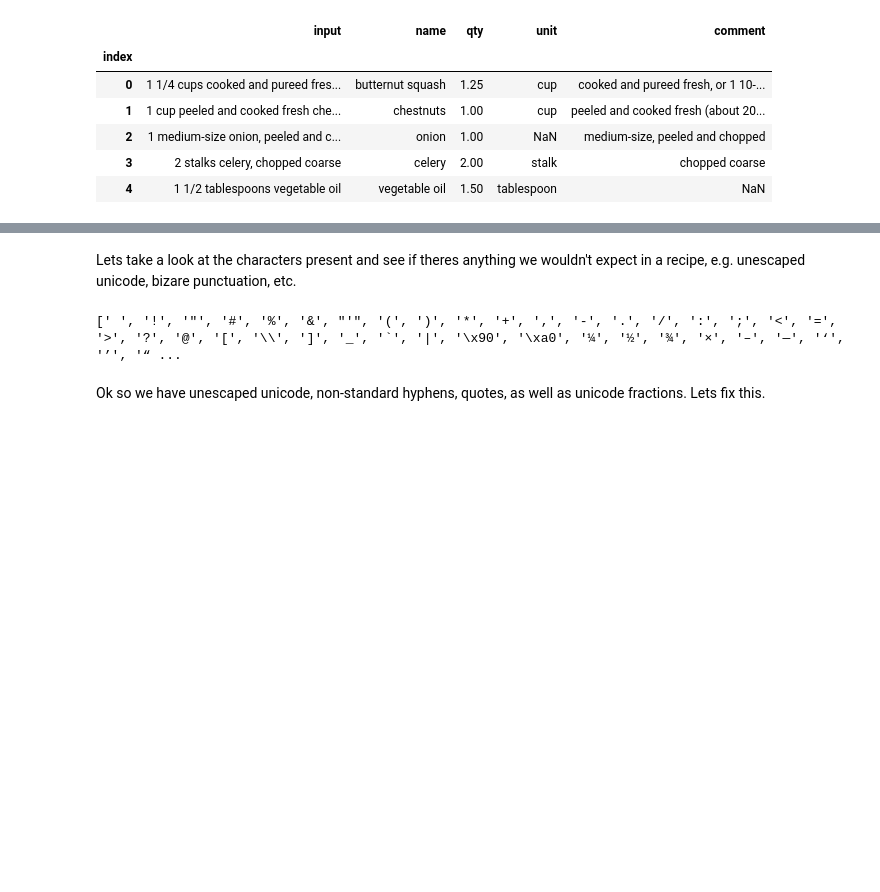
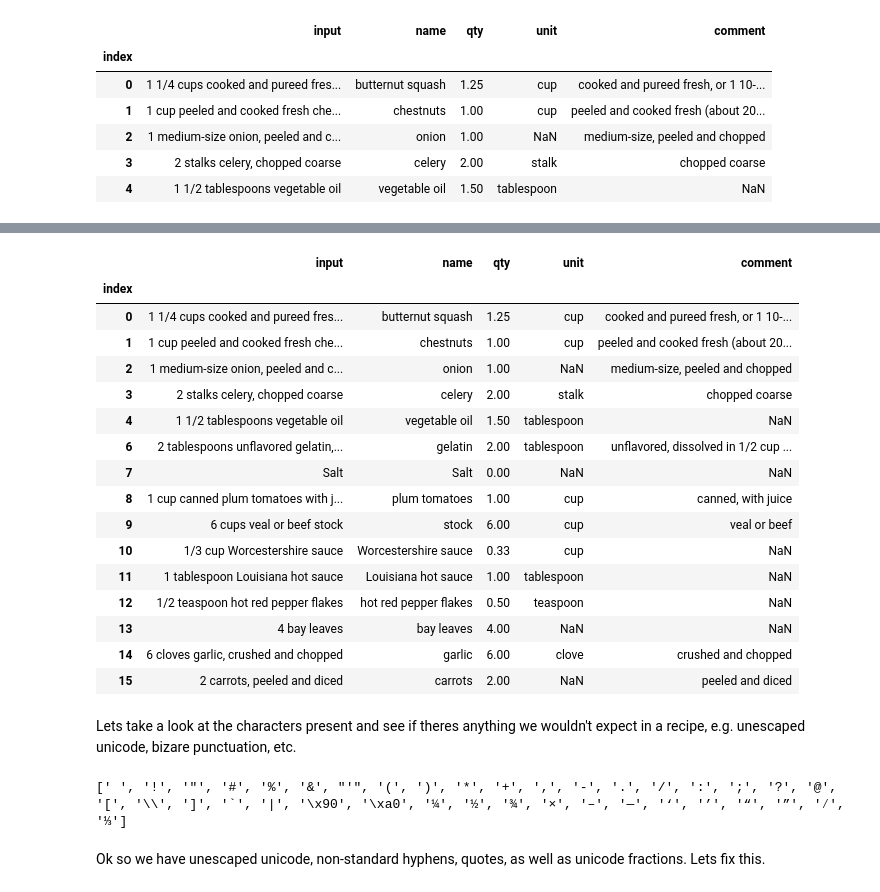
Before and after one commit to Sisyphus192/deep-dishes, a Jupyter notebook: notebooks/Cleaning Data for CRF Training.ipynb, the cells around one changed output, grey strips where cells are left out. Drawn from its saved outputs; the diff is of its cells as text; code cells hidden in the pictures; blank space fills up the shorter version.

```diff
--- a/notebooks/Cleaning Data for CRF Training.ipynb
+++ b/notebooks/Cleaning Data for CRF Training.ipynb
@@ -45,9 +135,65 @@ input_data.head()
+# %%
+def fix_spelling(string):
+    if string == string:
+        string = re.sub(r"([Cc])(hipolte|hipottle)", r"\1hipotle", string)
+        string = re.sub(r"([Ff])(ritata|rittatta|ritatta|ritartar)", r"\1rittata", string)
+        string = re.sub(r"([Cc])reme\s[Ff](resh|raishe)", r"\1reme fraiche", string)
+        string = re.sub(r"([Mm])(ascapone|ascaprone)", r"\1ascarpone", string)
+        string = re.sub(r"([Bb])(russel|russle)\s[Ss]prout", r"\1russels sprout", string)
+        string = re.sub(r"([Gg])nocci", r"\1nocchi", string)
+        string = re.sub(r"([Mm])(accaroni|acarroni)", r"\1acaroni", string)
+        string = re.sub(r"([Mm])(acaroon|accaron|acarron)", r"\1acaron", string)
+        string = re.sub(r"([Ff])(ettuccini|ettucine|ettucchine)", r"\1ettuccine", string)
+        string = re.sub(r"([Ee])xpresso", r"\1spresso", string)
+        string = re.sub(r"([Mm])(ozzarrella|ozarela|ozzarela )", r"\1ozzarella", string)
+        string = re.sub(r"([Ss])herbert", r"\1herbet", string)
+        string = re.sub(r"([Cc])ardamon", r"\1ardamom", string)
+        string = re.sub(r"([Ll])inguini", r"\1inguine", string)
+        string = re.sub(r"([Ll])iquer", r"\1iqueur", string)
+        string = re.sub(r"([Ww])on\ston", r"\1onton", string)
+        string = re.sub(r"([Cc])hile", r"\1hili", string)
+        string = re.sub(r"([Cc])hilies", r"\1hilis", string)
+        string = re.sub(r"(\&amp\;|\&)e(acute|grave)\;", "e", string)
+        string = re.sub(r"(\&amp\;|\&)icirc\;", "i", string)
+        string = re.sub(r"(\&amp\;|\&)ucirc\;", "u", string)
+        string = re.sub(r"(\&amp\;|\&)\#231\;", "c", string)
+        string = re.sub(r"(\&amp\;|\&)rsquo\;", "'", string)
+        string = re.sub(r"(\&amp\;|\&)ntilde\;", "n", string)
+        string = re.sub(r"1 1\/2\½", "1 1\/2", string)
+        # Handling misc edge case
+        string = re.sub(r"1\#3", "1\/3", string)
+        string = re.sub(r"1\#12", "1 12", string)
+
+    return string
+# %%
+for col in ["input", "name", "unit", "comment"]:
+    dropped_missing[col] = dropped_missing[col].apply(fix_spelling)
+# %%
+dropped_missing.head(15)
+# %% [output]
+|  | input | name | qty | unit | comment |
+| index |  |  |  |  |  |
+| 0 | 1 1/4 cups cooked and pureed fres... | butternut squash | 1.25 | cup | cooked and pureed fresh, or 1 10-... |
+| 1 | 1 cup peeled and cooked fresh che... | chestnuts | 1.00 | cup | peeled and cooked fresh (about 20... |
+| 2 | 1 medium-size onion, peeled and c... | onion | 1.00 | NaN | medium-size, peeled and chopped |
+| 3 | 2 stalks celery, chopped coarse | celery | 2.00 | stalk | chopped coarse |
+| 4 | 1 1/2 tablespoons vegetable oil | vegetable oil | 1.50 | tablespoon | NaN |
+| 6 | 2 tablespoons unflavored gelatin,... | gelatin | 2.00 | tablespoon | unflavored, dissolved in 1/2 cup ... |
+| 7 | Salt | Salt | 0.00 | NaN | NaN |
+| 8 | 1 cup canned plum tomatoes with j... | plum tomatoes | 1.00 | cup | canned, with juice |
+| 9 | 6 cups veal or beef stock | stock | 6.00 | cup | veal or beef |
+| 10 | 1/3 cup Worcestershire sauce | Worcestershire sauce | 0.33 | cup | NaN |
+| 11 | 1 tablespoon Louisiana hot sauce | Louisiana hot sauce | 1.00 | tablespoon | NaN |
+| 12 | 1/2 teaspoon hot red pepper flakes | hot red pepper flakes | 0.50 | teaspoon | NaN |
+| 13 | 4 bay leaves | bay leaves | 4.00 | NaN | NaN |
+| 14 | 6 cloves garlic, crushed and chopped | garlic | 6.00 | clove | crushed and chopped |
+| 15 | 2 carrots, peeled and diced | carrots | 2.00 | NaN | peeled and diced |
 # %% [markdown]
 Lets take a look at the characters present and see if theres anything we wouldn't expect in a recipe, e.g. unescaped unicode, bizare punctuation, etc.
 # %%
 c = Counter()
 for col in ["input", "name", "unit", "comment"]:
-    input_data[col].apply(lambda x: c.update(list(str(x))))
+    dropped_missing[col].apply(lambda x: c.update(list(str(x))))
 
 # We expect alphabet, digit, and punctuation characters so lets remove them
 for i in list(c):
@@ -55,7 +201,7 @@ for i in list(c):
         del c[i]
 sorted(c.keys())
 # %% [output]
-[' ', '!', '"', '#', '%', '&', "'", '(', ')', '*', '+', ',', '-', '.', '/', ':', ';', '<', '=', '>', '?', '@', '[', '\\', ']', '_', '`', '|', '\x90', '\xa0', '¼', '½', '¾', '×', '–', '—', '‘', '’', '“ ...
+[' ', '!', '"', '#', '%', '&', "'", '(', ')', '*', '+', ',', '-', '.', '/', ':', ';', '?', '@', '[', '\\', ']', '`', '|', '\x90', '\xa0', '¼', '½', '¾', '×', '–', '—', '‘', '’', '“', '”', '⁄', '⅓']
 # %% [markdown]
 Ok so we have unescaped unicode, non-standard hyphens, quotes, as well as unicode fractions. Lets fix this.
 # %%
```
Also changed, not shown: parts of 32 cells of this notebook, 7 other files.
